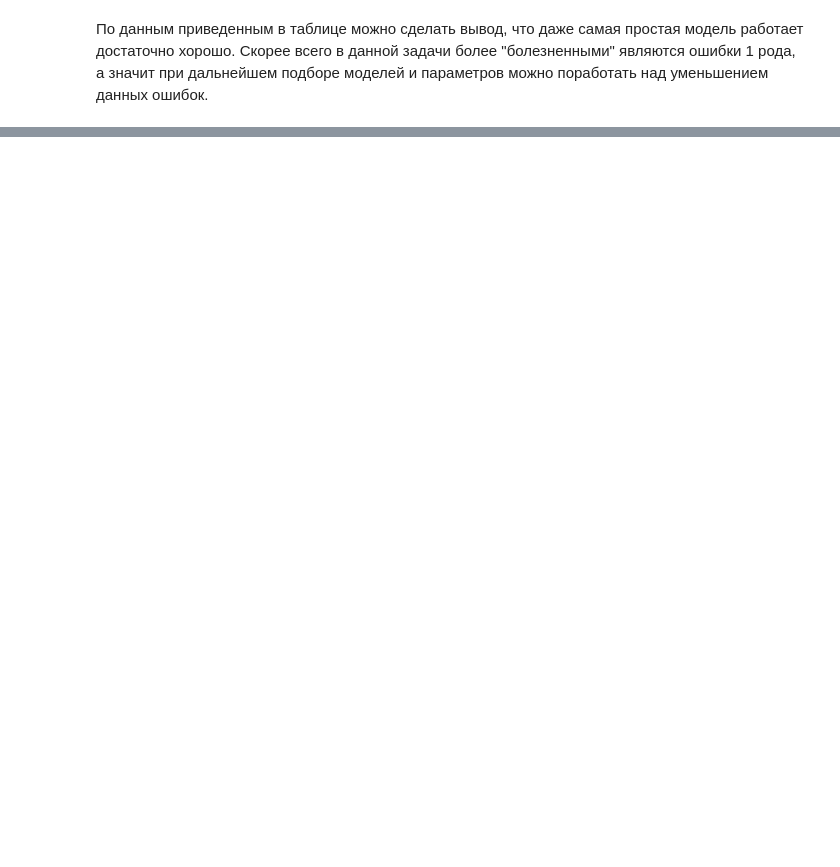
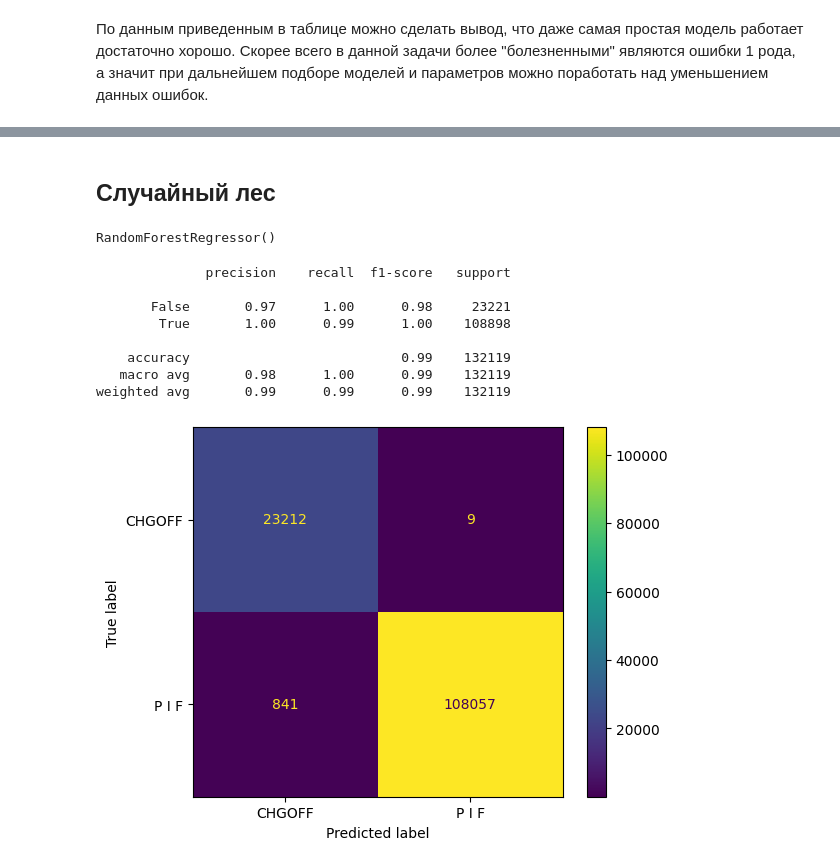
Before and after one commit to RomanMitin/MachineLearningCourse, a Jupyter notebook: Predict_loan_chargeoff.ipynb, the cells around one changed output, grey strips where cells are left out. Drawn from its saved outputs; the diff is of its cells as text; code cells hidden in the pictures; blank space fills up the shorter version.

```diff
--- a/Predict_loan_chargeoff.ipynb
+++ b/Predict_loan_chargeoff.ipynb
@@ -321,0 +386,5 @@ plot_conf_matrix(y_test, y_pred)
+# %%
+from sklearn.linear_model import LogisticRegression
+
+model = LogisticRegression(max_iter=10000)
+model.fit(X_train, y_train)
@@ -321,0 +406,29 @@ plot_conf_matrix(y_test, y_pred)
+# %% [markdown]
+## Случайный лес
+# %%
+from sklearn.ensemble import RandomForestRegressor
+
+y_train_num = (y_train != 'CHGOFF')
+y_train_num = y_train_num.astype(np.float32, copy=False)
+# print(y_train_num.shape, X_train.shape)
+
+model = RandomForestRegressor()
+model.fit(X_train, y_train_num)
+# %% [output]
+RandomForestRegressor()
+# %%
+y_pred = model.predict(X_test) == 1.0
+
+y_test_num = (y_test != 'CHGOFF')
+
+plot_conf_matrix(y_test_num.to_numpy(), y_pred)
+# %% [output]
+              precision    recall  f1-score   support
+
+       False       0.97      1.00      0.98     23221
+        True       1.00      0.99      1.00    108898
+
+    accuracy                           0.99    132119
+   macro avg       0.98      1.00      0.99    132119
+weighted avg       0.99      0.99      0.99    132119
+[figure, added]
```
Also changed, not shown: parts of 25 cells of this notebook.
